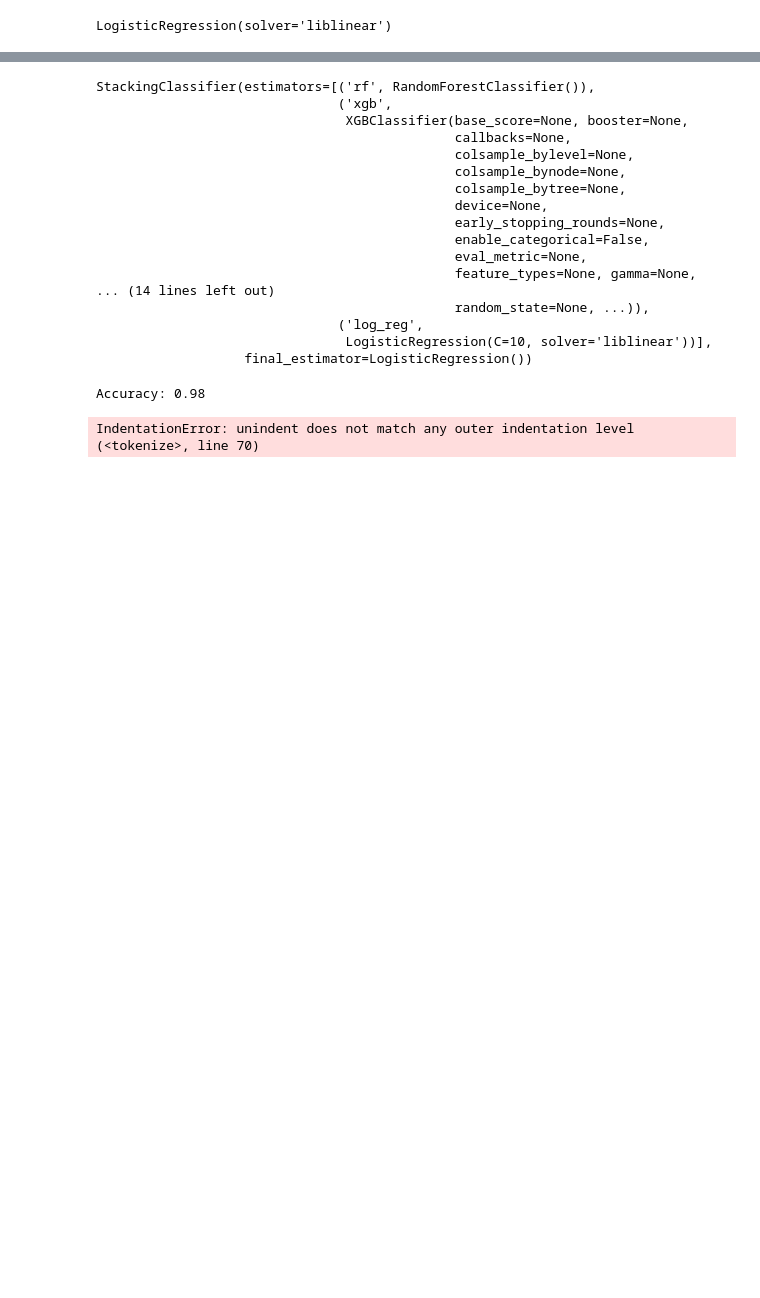
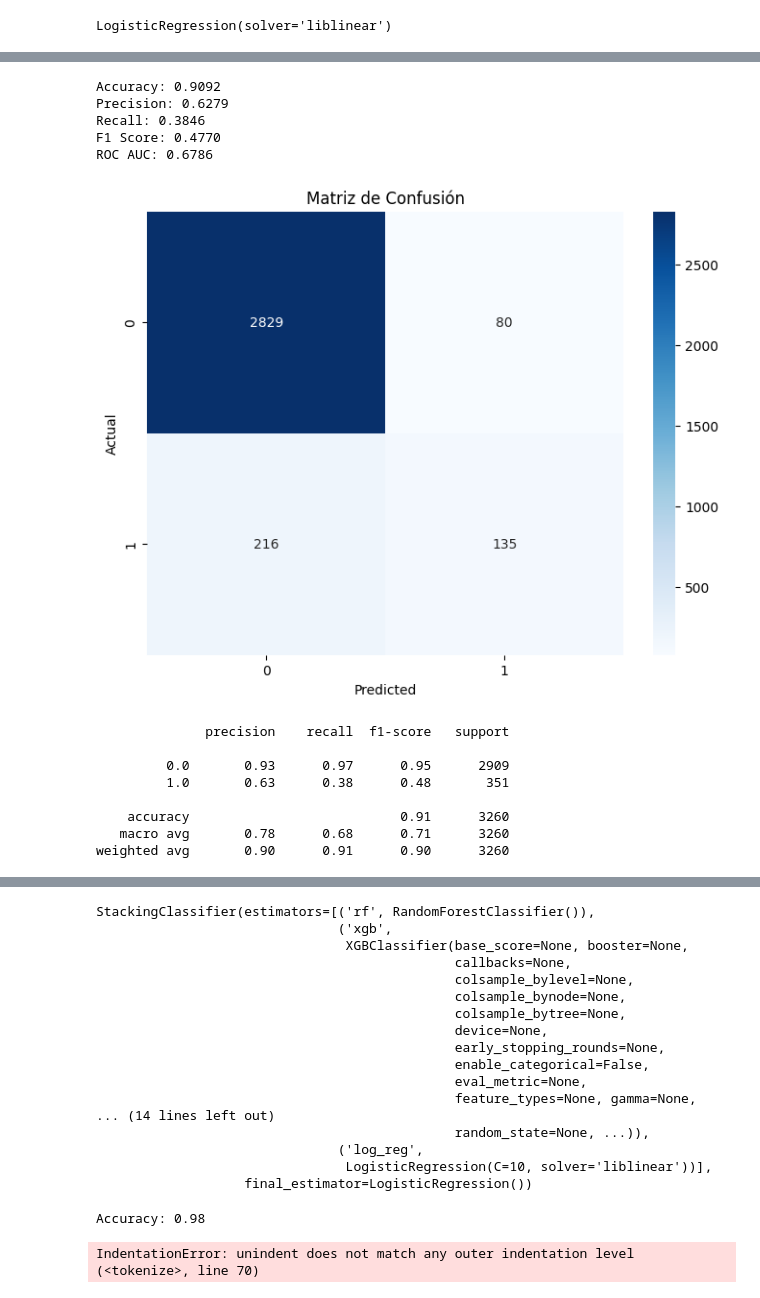
Before and after one commit to CristhianLaines/Tesis-LM-2024-UPC, a Jupyter notebook: MODELO/GENERAL/notebooks.ipynb, the cells around one changed output, grey strips where cells are left out. Saved outputs shown, nothing was run; the diff lists cells and outputs as text; code cells hidden in the pictures; blank space fills up the shorter version.

```diff
--- a/MODELO/GENERAL/notebooks.ipynb
+++ b/MODELO/GENERAL/notebooks.ipynb
@@ -1287,0 +1207,46 @@ Parameters: { "objectives" } are not used.
+# %%
+from sklearn.metrics import accuracy_score, precision_score, recall_score, f1_score, confusion_matrix, roc_auc_score, classification_report
+import matplotlib.pyplot as plt
+import seaborn as sns
+
+# Calcular las métricas
+accuracy = accuracy_score(y_test, y_pred_RLog)
+precision = precision_score(y_test, y_pred_RLog)
+recall = recall_score(y_test, y_pred_RLog)
+f1 = f1_score(y_test, y_pred_RLog)
+roc_auc = roc_auc_score(y_test, y_pred_RLog)
+
+# Imprimir las métricas
+print(f'Accuracy: {accuracy:.4f}')
+print(f'Precision: {precision:.4f}')
+print(f'Recall: {recall:.4f}')
+print(f'F1 Score: {f1:.4f}')
+print(f'ROC AUC: {roc_auc:.4f}')
+
+# Matriz de confusión
+conf_matrix = confusion_matrix(y_test, y_pred_RLog)
+plt.figure(figsize=(8, 6))
+sns.heatmap(conf_matrix, annot=True, fmt='d', cmap='Blues')
+plt.title('Matriz de Confusión')
+plt.xlabel('Predicted')
+plt.ylabel('Actual')
+plt.savefig('confusion_matrix.png')
+plt.show()
+
+# Reporte de clasificación
+print(classification_report(y_test, y_pred_RLog))
+# %% [output]
+Accuracy: 0.9092
+Precision: 0.6279
+Recall: 0.3846
+F1 Score: 0.4770
+ROC AUC: 0.6786
+[figure, added]
+              precision    recall  f1-score   support
+
+         0.0       0.93      0.97      0.95      2909
+         1.0       0.63      0.38      0.48       351
+
+    accuracy                           0.91      3260
+   macro avg       0.78      0.68      0.71      3260
+weighted avg       0.90      0.91      0.90      3260
```
Also changed, not shown: parts of 26 cells of this notebook, 4 other files.
